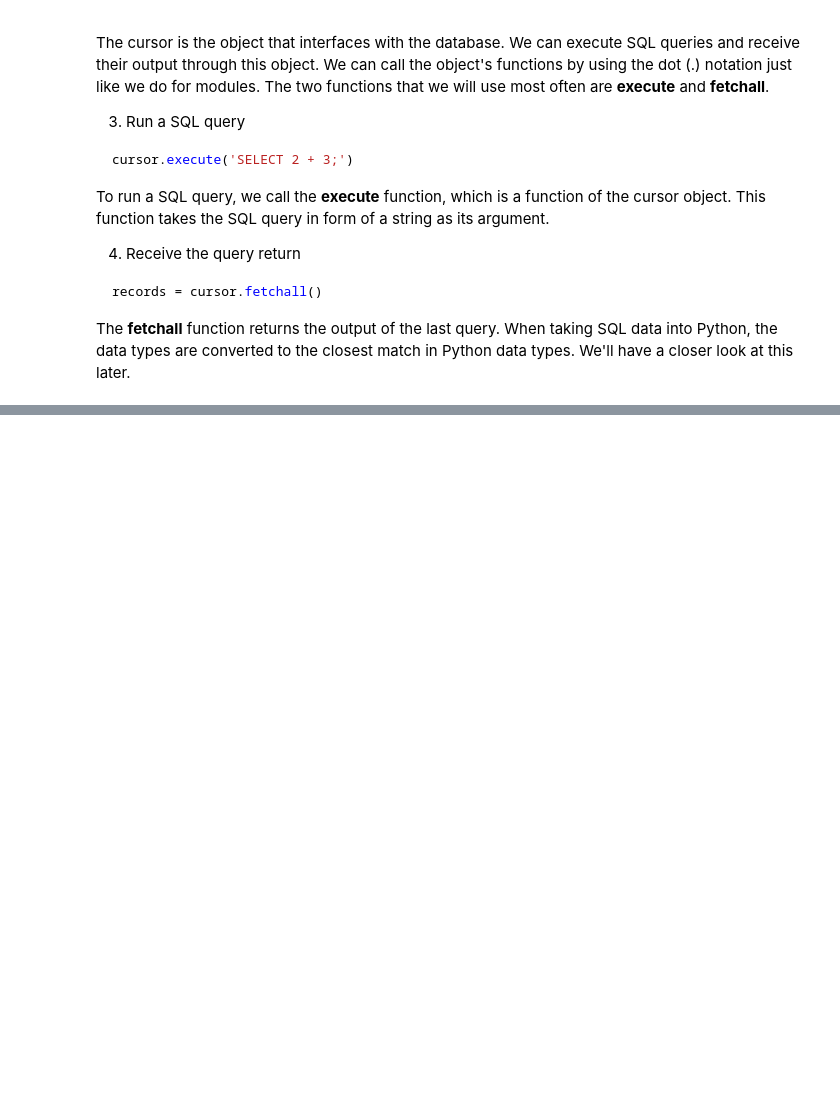
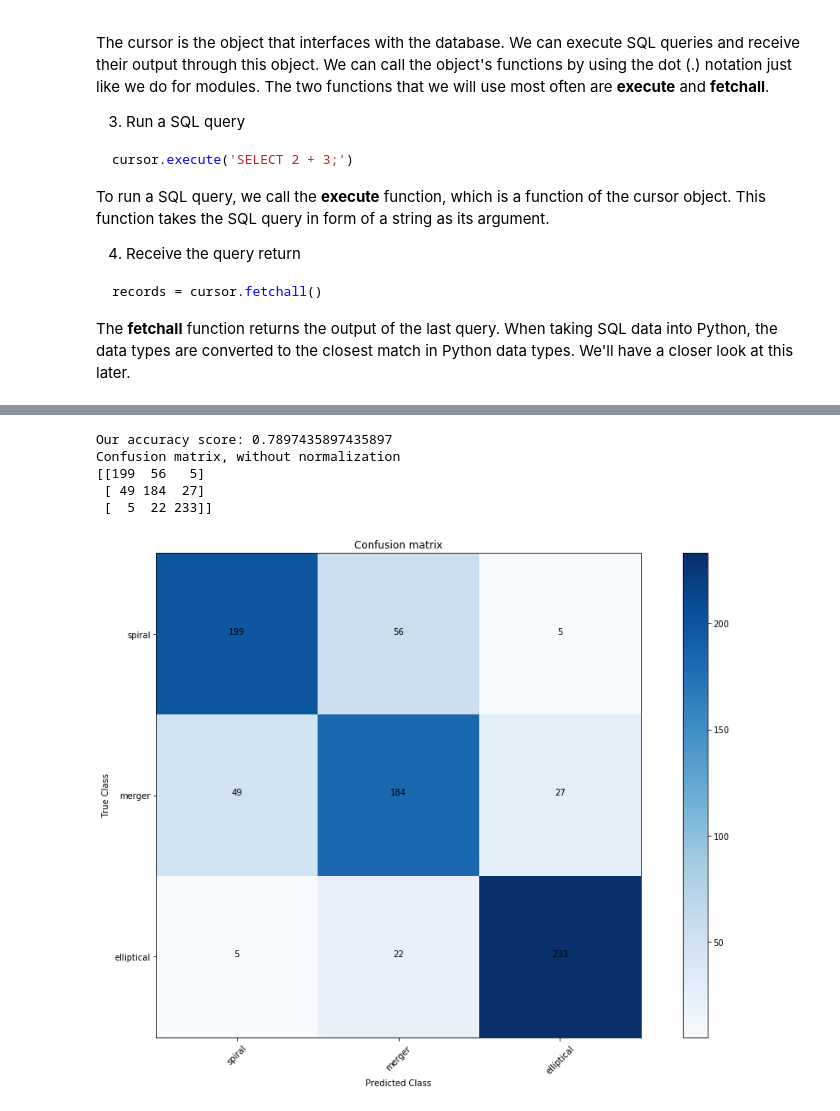
Before and after one commit to emarinhoss/projects_jupyter, a Jupyter notebook: data_driven_astronomy.ipynb, the cells around one changed output, grey strips where cells are left out. Cells and saved outputs as stored; diff of their text form; code cells hidden in the pictures; blank space fills up the shorter version.

```diff
--- a/data_driven_astronomy.ipynb
+++ b/data_driven_astronomy.ipynb
@@ -1245,0 +1572,3 @@ Once the data is stored in NumPy arrays, we have access to all of NumPy's functi
+# %%
+import numpy as np
+data = np.load('astronomy_files/galaxy_catalogue.npy')
@@ -1245,0 +1602,9 @@ Once the data is stored in NumPy arrays, we have access to all of NumPy's functi
+# %%
+def splitdata_train_test(data, fraction_training):
+    # complete this function
+    np.random.seed(0)
+    np.random.shuffle(data)
+
+    split = int(fraction_training*data.shape[0])
+
+    return data[:split], data[split:]
@@ -1245,0 +1693,10 @@ Once the data is stored in NumPy arrays, we have access to all of NumPy's functi
+# %%
+from sklearn.tree import DecisionTreeClassifier
+
+predicted_class, actual_class = dtc_predict_actual(data)
+
+# Print some of the initial results
+print("Some initial results...\n   predicted,  actual")
+
+for i in range(10):
+    print("{}. {}, {}".format(i, predicted_class[i], actual_class[i]))
@@ -1245,0 +1732,3 @@ Once the data is stored in NumPy arrays, we have access to all of NumPy's functi
+# %%
+def calculate_accuracy(predicted, actual):
+    return sum(predicted==actual)/len(predicted)
@@ -1245,0 +1772,27 @@ Once the data is stored in NumPy arrays, we have access to all of NumPy's functi
+# %%
+data = np.load('astronomy_files/galaxy_catalogue.npy')
+
+# split the data
+features, targets = generate_features_targets(data)
+
+# train the model to get predicted and actual classes
+dtc = DecisionTreeClassifier()
+predicted = cross_val_predict(dtc, features, targets, cv=10)
+
+# calculate the model score using your function
+model_score = calculate_accuracy(predicted, targets)
+print("Our accuracy score:", model_score)
+
+# calculate the models confusion matrix using sklearns confusion_matrix function
+class_labels = list(set(targets))
+model_cm = confusion_matrix(y_true=targets, y_pred=predicted, labels=class_labels)
+# Plot the confusion matrix using the provided functions.
+plt.figure(figsize=(14,9))
+plot_confusion_matrix(model_cm, classes=class_labels, normalize=False)
+# %% [output]
+Our accuracy score: 0.7897435897435897
+Confusion matrix, without normalization
+[[199  56   5]
+ [ 49 184  27]
+ [  5  22 233]]
+[figure, added]
```
Also changed, not shown: parts of 39 cells of this notebook, 20 other files.
